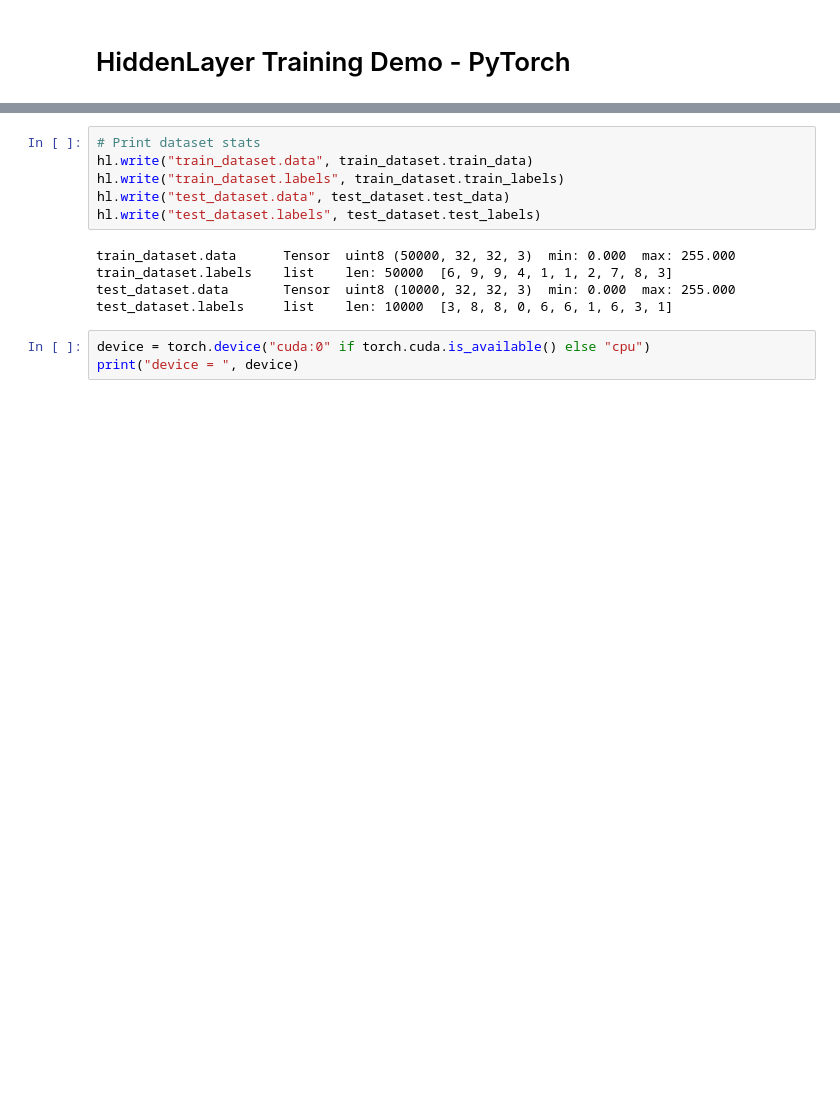
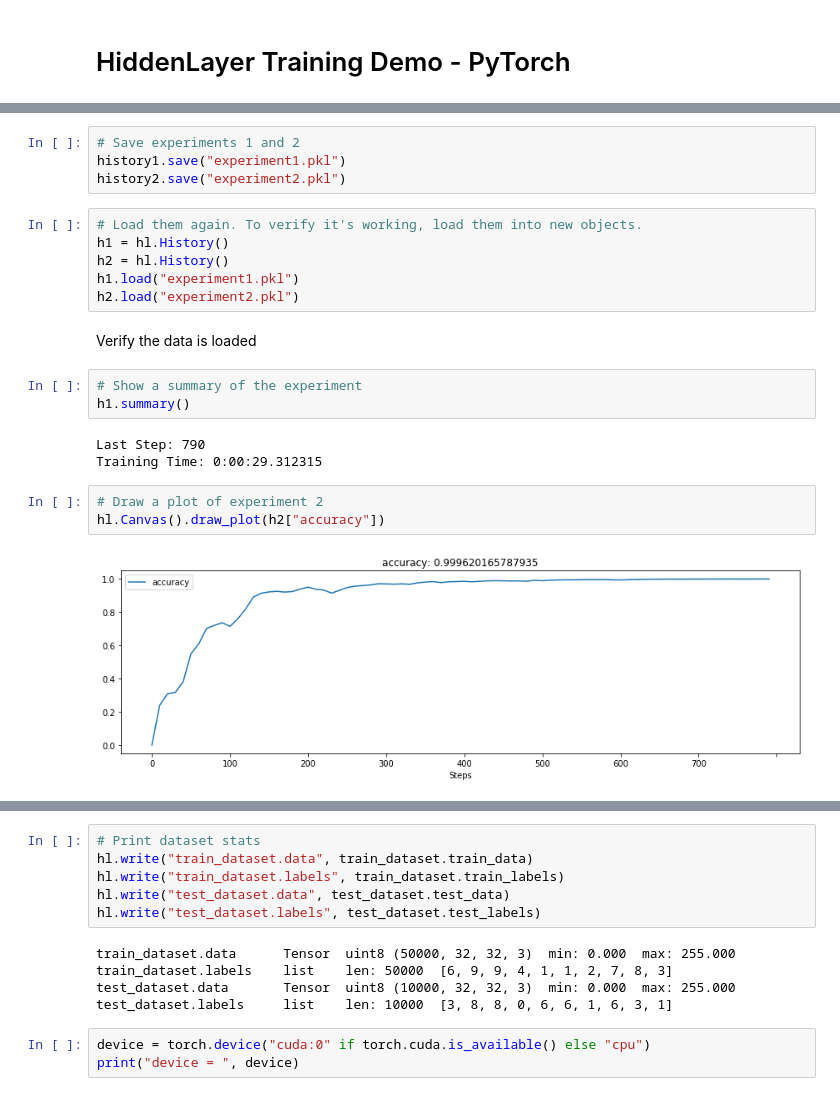
Before and after one commit to waleedka/hiddenlayer, a Jupyter notebook: demos/pytorch_train.ipynb, the cells around one changed output, grey strips where cells are left out. Saved outputs shown, nothing was run; the diff lists cells and outputs as text; blank space fills up the shorter version.

```diff
--- a/demos/pytorch_train.ipynb
+++ b/demos/pytorch_train.ipynb
@@ -50,0 +80,23 @@ with c:
+# %%
+# Save experiments 1 and 2
+history1.save("experiment1.pkl")
+history2.save("experiment2.pkl")
+# %%
+# Load them again. To verify it's working, load them into new objects.
+h1 = hl.History()
+h2 = hl.History()
+h1.load("experiment1.pkl")
+h2.load("experiment2.pkl")
+# %% [markdown]
+Verify the data is loaded
+# %%
+# Show a summary of the experiment
+h1.summary()
+# %% [output]
+Last Step: 790
+Training Time: 0:00:29.312315
+# %%
+# Draw a plot of experiment 2
+hl.Canvas().draw_plot(h2["accuracy"])
+# %% [output]
+[figure, added]
```
Also changed, not shown: parts of 25 cells of this notebook, 4 other files.
